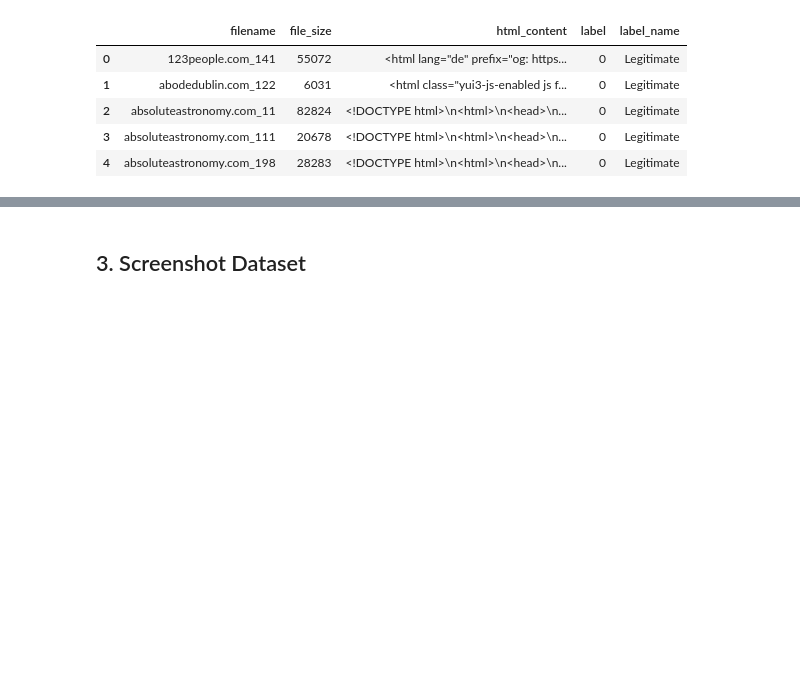
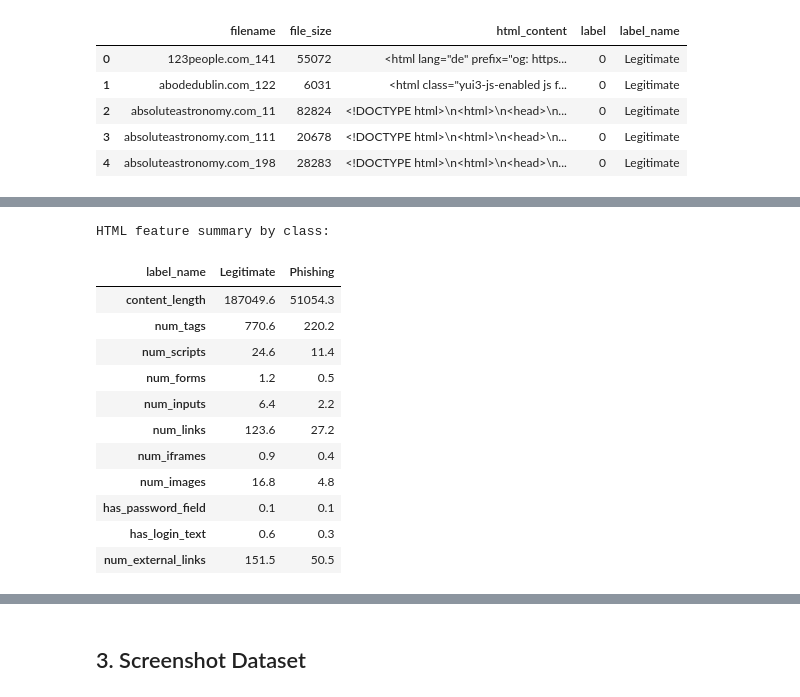
Before and after one commit to ninodelmundo/dsa4266, a Jupyter notebook: notebooks/EDA.ipynb, the cells around one changed output, grey strips where cells are left out. Cells and saved outputs as stored; diff of their text form; code cells hidden in the pictures; blank space fills up the shorter version.

```diff
--- a/notebooks/EDA.ipynb
+++ b/notebooks/EDA.ipynb
@@ -366,25 +373,39 @@ else:
 # %%
 if not HAS_HTML:
     print('Skipped — no HTML data available.')
 else:
     # HTML content analysis
     html_df['content_length'] = html_df['html_content'].str.len()
     html_df['num_tags'] = html_df['html_content'].str.count(r'<[a-zA-Z]')
-    html_df['num_scripts'] = html_df['html_content'].str.count(r'<script', case=False)
-    html_df['num_forms'] = html_df['html_content'].str.count(r'<form', case=False)
-    html_df['num_inputs'] = html_df['html_content'].str.count(r'<input', case=False)
-    html_df['num_links'] = html_df['html_content'].str.count(r'<a\s', case=False)
-    html_df['num_iframes'] = html_df['html_content'].str.count(r'<iframe', case=False)
-    html_df['num_images'] = html_df['html_content'].str.count(r'<img', case=False)
+    html_df['num_scripts'] = html_df['html_content'].str.count(r'(?i)<script')
+    html_df['num_forms'] = html_df['html_content'].str.count(r'(?i)<form')
+    html_df['num_inputs'] = html_df['html_content'].str.count(r'(?i)<input')
+    html_df['num_links'] = html_df['html_content'].str.count(r'(?i)<a\s')
+    html_df['num_iframes'] = html_df['html_content'].str.count(r'(?i)<iframe')
+    html_df['num_images'] = html_df['html_content'].str.count(r'(?i)<img')
     html_df['has_password_field'] = html_df['html_content'].str.contains(r'type=["\']password', case=False, regex=True).astype(int)
     html_df['has_login_text'] = html_df['html_content'].str.contains(r'login|sign.?in|log.?in', case=False, regex=True).astype(int)
-    html_df['num_external_links'] = html_df['html_content'].str.count(r'https?://', case=False)
+    html_df['num_external_links'] = html_df['html_content'].str.count(r'(?i)https?://')
 
     print('HTML feature summary by class:')
     html_features = ['content_length', 'num_tags', 'num_scripts', 'num_forms',
                      'num_inputs', 'num_links', 'num_iframes', 'num_images',
                      'has_password_field', 'has_login_text', 'num_external_links']
     display(html_df.groupby('label_name')[html_features].mean().round(1).T)
+# %% [output]
+HTML feature summary by class:
+| label_name | Legitimate | Phishing |
+| content_length | 187049.6 | 51054.3 |
+| num_tags | 770.6 | 220.2 |
+| num_scripts | 24.6 | 11.4 |
+| num_forms | 1.2 | 0.5 |
+| num_inputs | 6.4 | 2.2 |
+| num_links | 123.6 | 27.2 |
+| num_iframes | 0.9 | 0.4 |
+| num_images | 16.8 | 4.8 |
+| has_password_field | 0.1 | 0.1 |
+| has_login_text | 0.6 | 0.3 |
+| num_external_links | 151.5 | 50.5 |
 # %%
 if not HAS_HTML:
     print('Skipped — no HTML data available.')
```
Also changed, not shown: parts of 17 cells of this notebook.
